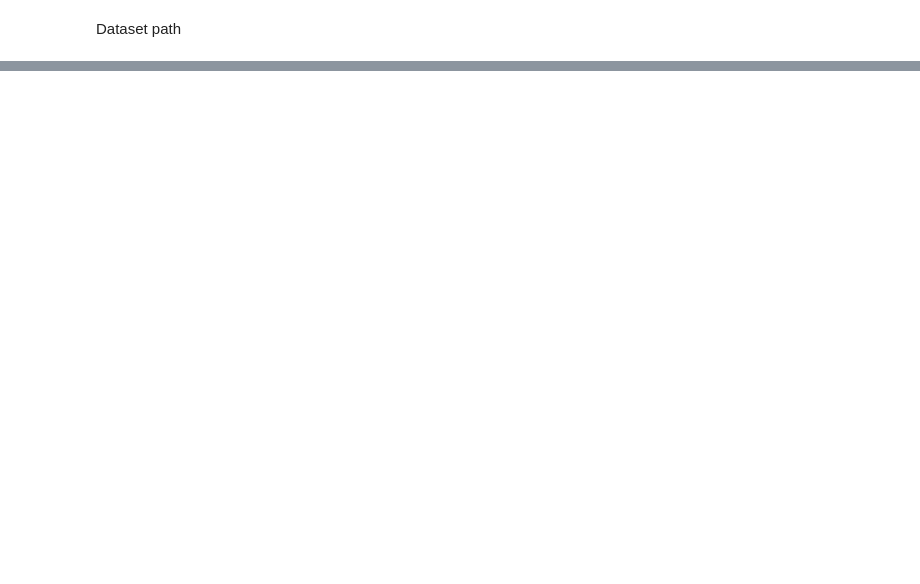
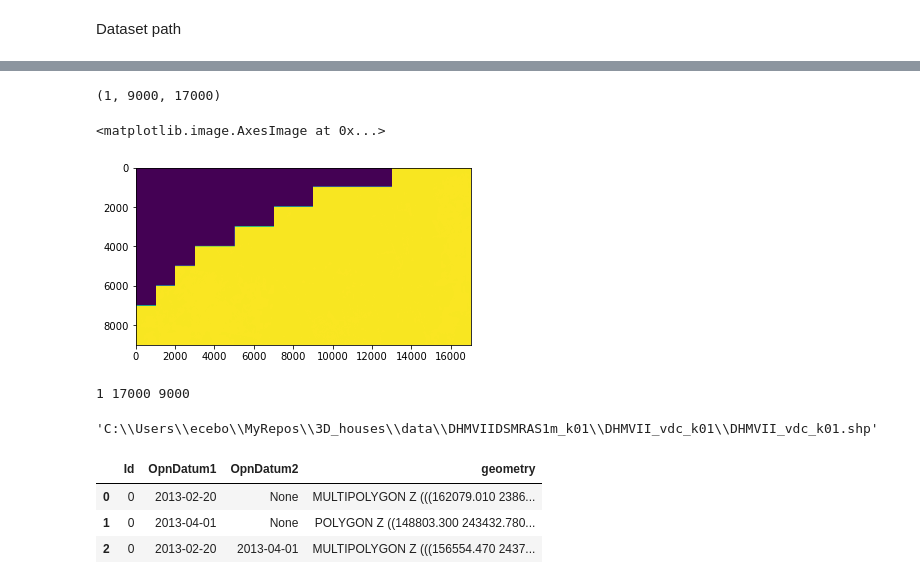
Before and after one commit to eceboran/3D_houses, a Jupyter notebook: plot_single_file.ipynb, the cells around one changed output, grey strips where cells are left out. Cells and saved outputs as stored; diff of their text form; code cells hidden in the pictures; blank space fills up the shorter version.

```diff
--- a/plot_single_file.ipynb
+++ b/plot_single_file.ipynb
@@ -44,0 +150,18 @@ os.listdir(data_selected_folder_path)
+# %%
+layers.shape
+# %% [output]
+(1, 9000, 17000)
+# %%
+img_gdal = gdal.Open(file_path, gdal.GA_ReadOnly)
+# %%
+band = img_gdal.GetRasterBand(1)
+arr = band.ReadAsArray()
+plt.imshow(arr)
+# %% [output]
+<matplotlib.image.AxesImage at 0x...>
+[figure, added]
+# %%
+print(img_gdal.RasterCount, img_gdal.RasterXSize, img_gdal.RasterYSize)
+img_gdal.GetLayer(0)
+# %% [output]
+1 17000 9000
@@ -44,0 +171,18 @@ os.listdir(data_selected_folder_path)
+# %%
+# Shape file
+folder_path = os.path.join(data_main_folder_path, selected_DSM_folder_name, DHM_folder_name)
+file_name = os.listdir(folder_path)
+file_name = file_name[4]
+file_path = os.path.join(folder_path, file_name)
+file_path
+# %% [output]
+'C:\\Users\\ecebo\\MyRepos\\3D_houses\\data\\DHMVIIDSMRAS1m_k01\\DHMVII_vdc_k01\\DHMVII_vdc_k01.shp'
+# %%
+# Read shape file
+shapes_gp = geopandas.read_file(file_path)
+shapes_gp
+# %% [output]
+|  | Id | OpnDatum1 | OpnDatum2 | geometry |
+| 0 | 0 | 2013-02-20 | None | MULTIPOLYGON Z (((162079.010 2386... |
+| 1 | 0 | 2013-04-01 | None | POLYGON Z ((148803.300 243432.780... |
+| 2 | 0 | 2013-02-20 | 2013-04-01 | MULTIPOLYGON Z (((156554.470 2437... |
```
Also changed, not shown: parts of 31 cells of this notebook.
